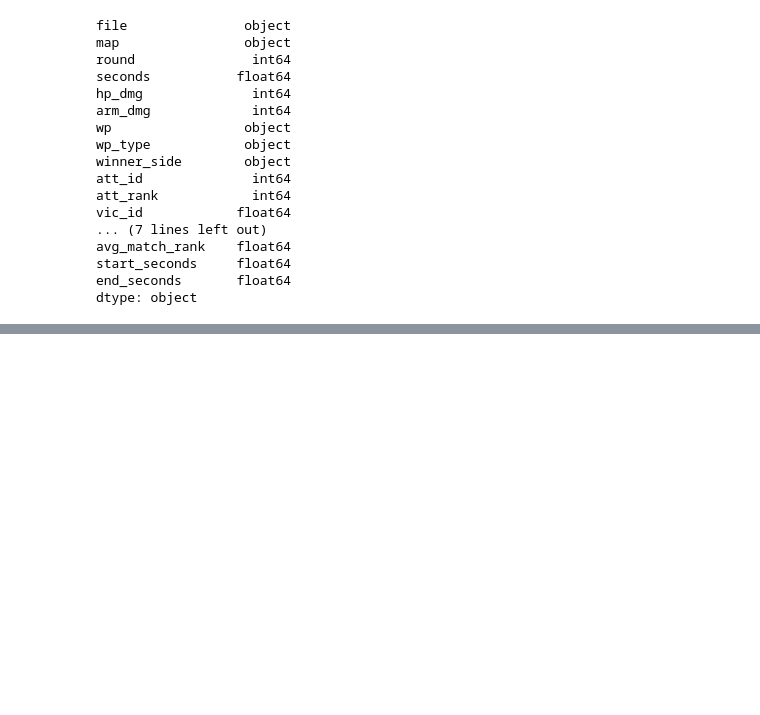
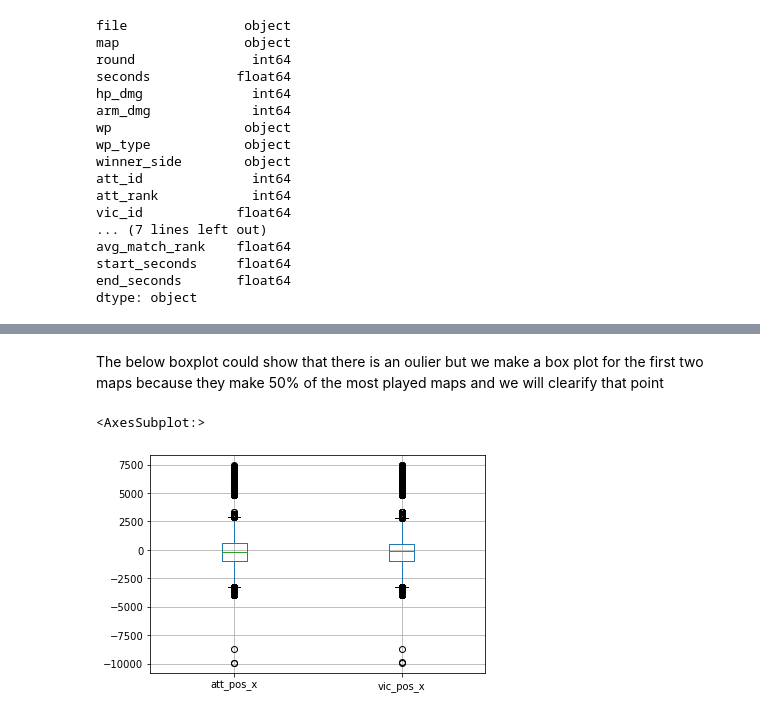
Before and after one commit to bavShehata/CS-GO-Competitive-Matchmaking-Data, a Jupyter notebook: csgo.ipynb, the cells around one changed output, grey strips where cells are left out. Drawn from its saved outputs; the diff is of its cells as text; code cells hidden in the pictures; blank space fills up the shorter version.

```diff
--- a/csgo.ipynb
+++ b/csgo.ipynb
@@ -278,0 +277,7 @@ ValueError: The number of FixedLocator locations (2), usually from a call to set
+# %% [markdown]
+The below boxplot could show that there is an oulier but we make a box plot for the first two maps because they make 50%  of the most played maps and we will clearify that point
+# %%
+df.boxplot(column=['att_pos_x','vic_pos_x'])
+# %% [output]
+<AxesSubplot:>
+[figure, added]
```
Also changed, not shown: parts of 57 cells of this notebook, 1 other file.
